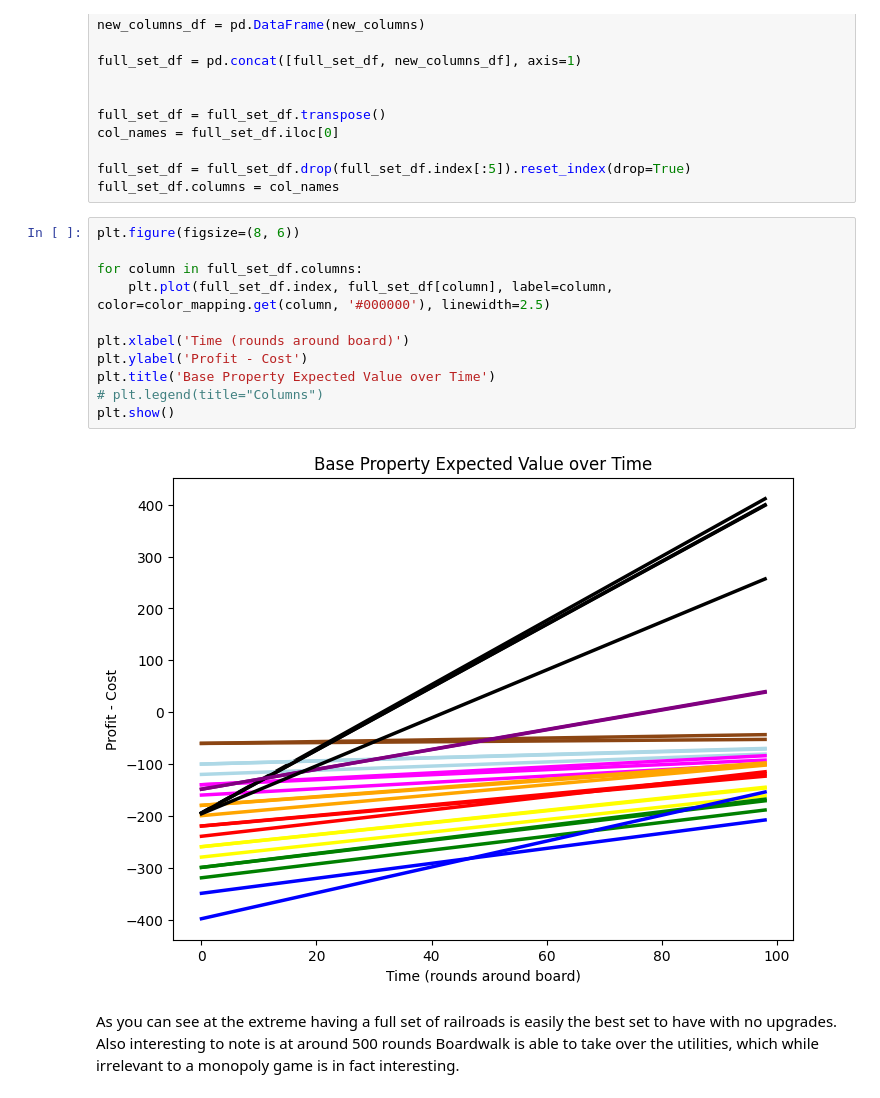
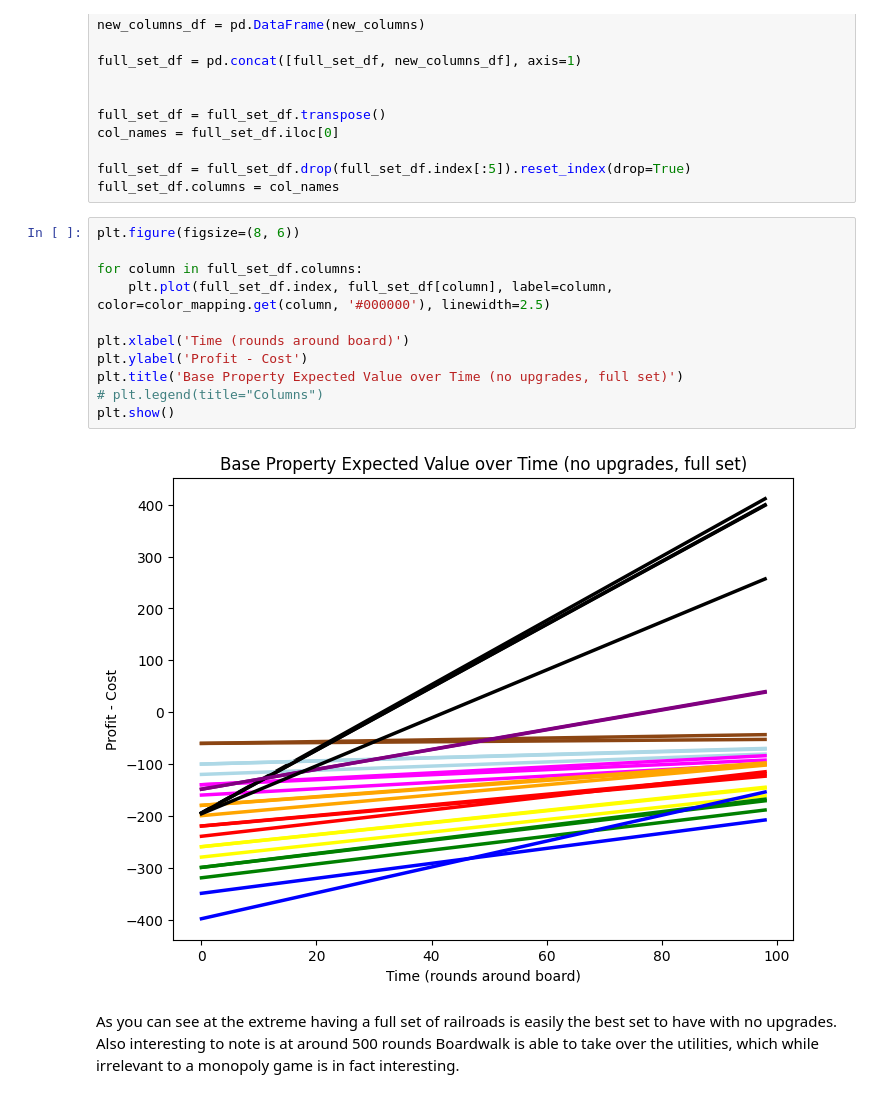
Before and after one commit to softly-undefined/monopoly-stats, a Jupyter notebook: monopoly.ipynb, the cells around one changed output. Saved outputs shown, nothing was run; the diff lists cells and outputs as text.

```diff
--- a/monopoly.ipynb
+++ b/monopoly.ipynb
@@ -464,16 +464,16 @@ full_set_df.columns = col_names
 # %%
 plt.figure(figsize=(8, 6))
 
 for column in full_set_df.columns:
     plt.plot(full_set_df.index, full_set_df[column], label=column, color=color_mapping.get(column, '#000000'), linewidth=2.5)
 
 plt.xlabel('Time (rounds around board)')
 plt.ylabel('Profit - Cost')
-plt.title('Base Property Expected Value over Time')
+plt.title('Base Property Expected Value over Time (no upgrades, full set)')
 # plt.legend(title="Columns")
 plt.show()
 # %% [output]
-[figure, old version]
+[figure, new version]
 # %% [markdown]
 As you can see at the extreme having a full set of railroads is easily the best set to have with no upgrades. Also interesting to note is at around 500 rounds Boardwalk is able to take over the utilities, which while irrelevant to a monopoly game is in fact interesting.
 # %%
```
Also changed, not shown: parts of 12 cells of this notebook.
